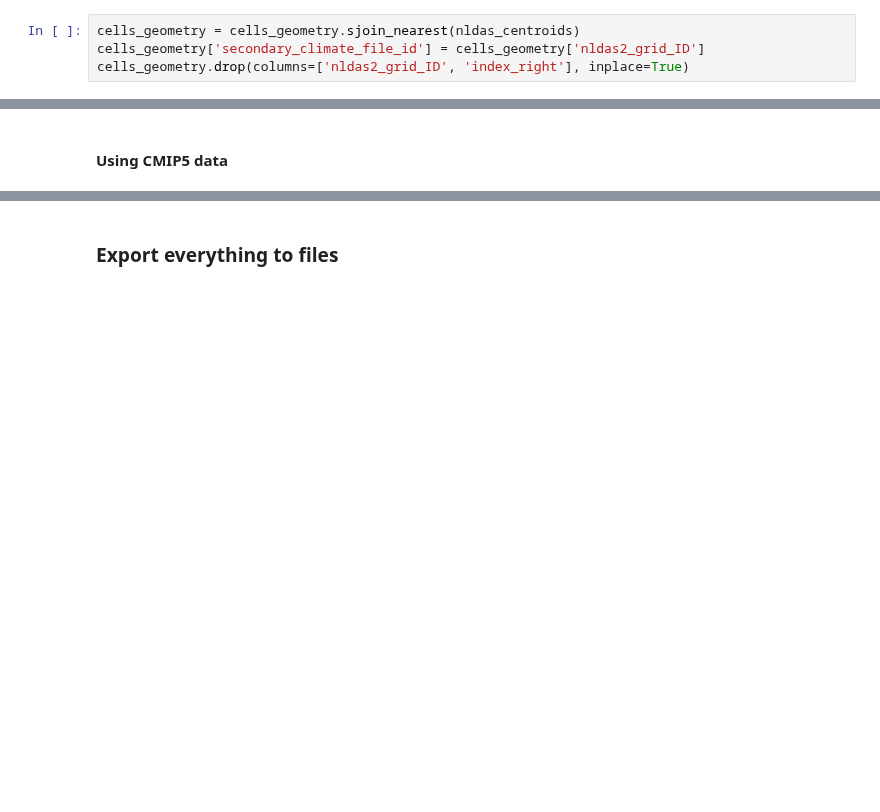
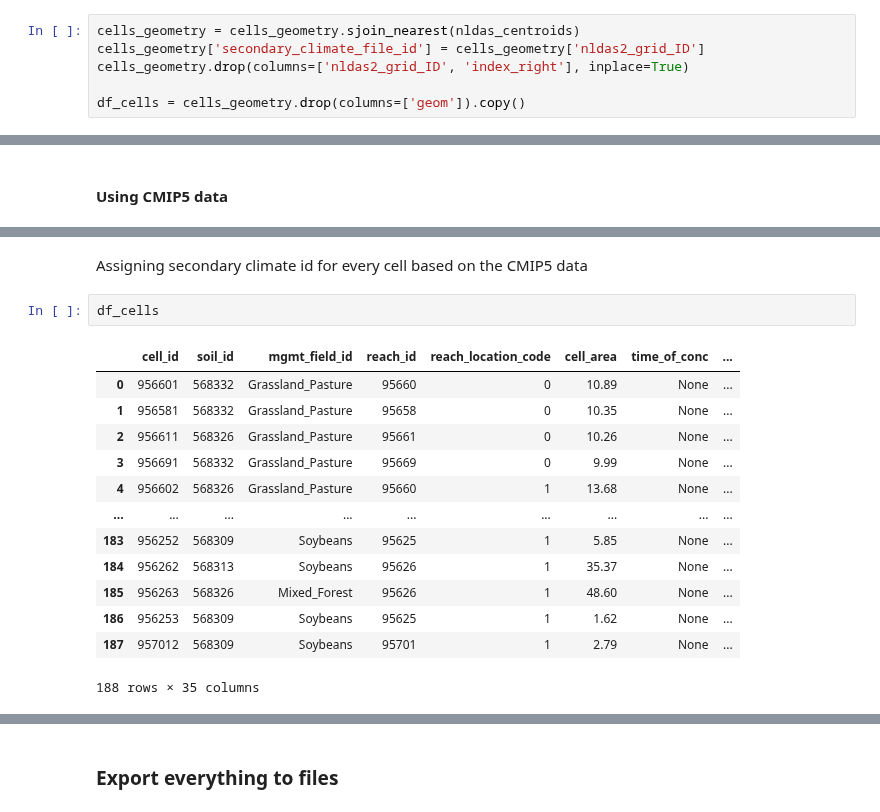
Before and after one commit to LucRSquared/pyagnps, a Jupyter notebook: notebooks/aims/aims_watershed_query.ipynb, the cells around one changed output, grey strips where cells are left out. Drawn from its saved outputs; the diff is of its cells as text; blank space fills up the shorter version.

```diff
--- a/notebooks/aims/aims_watershed_query.ipynb
+++ b/notebooks/aims/aims_watershed_query.ipynb
@@ -208,6 +199,8 @@ nldas_centroids = gpd.read_file(path_nldas_grid_centroids)
 cells_geometry = cells_geometry.sjoin_nearest(nldas_centroids)
 cells_geometry['secondary_climate_file_id'] = cells_geometry['nldas2_grid_ID']
 cells_geometry.drop(columns=['nldas2_grid_ID', 'index_right'], inplace=True)
+
+df_cells = cells_geometry.drop(columns=['geom']).copy()
 # %% [output]
   warnings.warn(
 # %%
@@ -249,0 +274,18 @@ clm_cmip5 = pyagnps.climate.ClimateAnnAGNPSCoords(coords=(None, None))
+# %% [markdown]
+Assigning secondary climate id for every cell based on the CMIP5 data
+# %%
+df_cells
+# %% [output]
+|  | cell_id | soil_id | mgmt_field_id | reach_id | reach_location_code | cell_area | time_of_conc | ... |
+| 0 | 956601 | 568332 | Grassland_Pasture | 95660 | 0 | 10.89 | None | ... |
+| 1 | 956581 | 568332 | Grassland_Pasture | 95658 | 0 | 10.35 | None | ... |
+| 2 | 956611 | 568326 | Grassland_Pasture | 95661 | 0 | 10.26 | None | ... |
+| 3 | 956691 | 568332 | Grassland_Pasture | 95669 | 0 | 9.99 | None | ... |
+| 4 | 956602 | 568326 | Grassland_Pasture | 95660 | 1 | 13.68 | None | ... |
+| ... | ... | ... | ... | ... | ... | ... | ... | ... |
+| 183 | 956252 | 568309 | Soybeans | 95625 | 1 | 5.85 | None | ... |
+| 184 | 956262 | 568313 | Soybeans | 95626 | 1 | 35.37 | None | ... |
+| 185 | 956263 | 568326 | Mixed_Forest | 95626 | 1 | 48.60 | None | ... |
+| 186 | 956253 | 568309 | Soybeans | 95625 | 1 | 1.62 | None | ... |
+| 187 | 957012 | 568309 | Soybeans | 95701 | 1 | 2.79 | None | ... |
+188 rows × 35 columns
```
Also changed, not shown: parts of 30 cells of this notebook, 4 other files.
